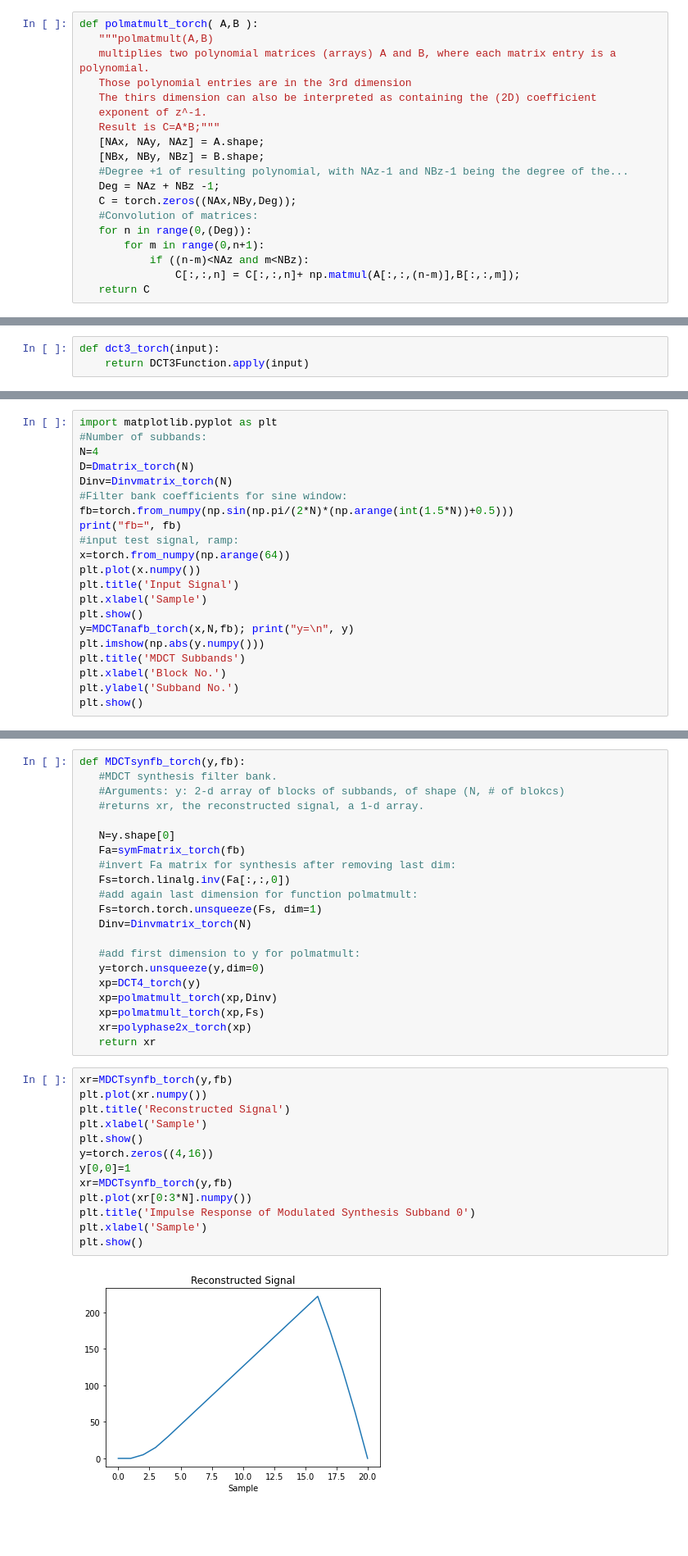
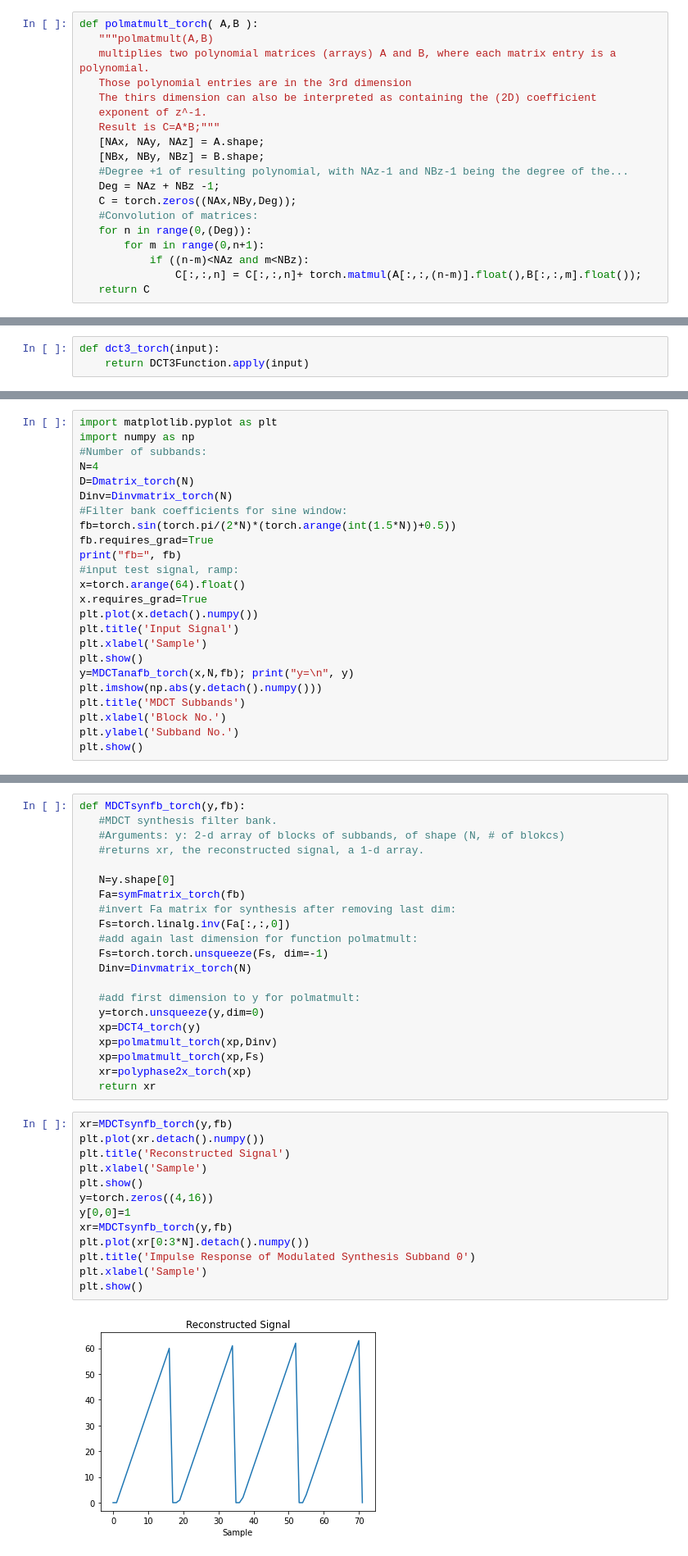
Before and after one commit to TUIlmenauAMS/AudioCoding_Tutorials, a Jupyter notebook: torch_MDCTfb.ipynb, the cells around one changed output, grey strips where cells are left out. Shown: that part at 82% size. Cells and saved outputs as stored; diff of their text form; blank space fills up the shorter version.

```diff
--- a/torch_MDCTfb.ipynb
+++ b/torch_MDCTfb.ipynb
@@ -58,7 +58,7 @@ def polmatmult_torch( A,B ):
    for n in range(0,(Deg)):
        for m in range(0,n+1):
            if ((n-m)<NAz and m<NBz):
-               C[:,:,n] = C[:,:,n]+ np.matmul(A[:,:,(n-m)],B[:,:,m]);
+               C[:,:,n] = C[:,:,n]+ torch.matmul(A[:,:,(n-m)].float(),B[:,:,m].float());
    return C
 # %%
 def polyphase2x_torch(xp):
@@ -138,21 +138,24 @@ def MDCTanafb_torch(x,N,fb):
    return y
 # %%
 import matplotlib.pyplot as plt
+import numpy as np
 #Number of subbands:
 N=4
 D=Dmatrix_torch(N)
 Dinv=Dinvmatrix_torch(N)
 #Filter bank coefficients for sine window:
-fb=torch.from_numpy(np.sin(np.pi/(2*N)*(np.arange(int(1.5*N))+0.5)))
+fb=torch.sin(torch.pi/(2*N)*(torch.arange(int(1.5*N))+0.5))
+fb.requires_grad=True
 print("fb=", fb)
 #input test signal, ramp:
-x=torch.from_numpy(np.arange(64))
-plt.plot(x.numpy())
+x=torch.arange(64).float()
+x.requires_grad=True
+plt.plot(x.detach().numpy())
 plt.title('Input Signal')
 plt.xlabel('Sample')
 plt.show()
 y=MDCTanafb_torch(x,N,fb); print("y=\n", y)
-plt.imshow(np.abs(y.numpy()))
+plt.imshow(np.abs(y.detach().numpy()))
 plt.title('MDCT Subbands')
 plt.xlabel('Block No.')
 plt.ylabel('Subband No.')
@@ -189,7 +192,7 @@ def MDCTsynfb_torch(y,fb):
    #invert Fa matrix for synthesis after removing last dim:
    Fs=torch.linalg.inv(Fa[:,:,0])
    #add again last dimension for function polmatmult:
-   Fs=torch.torch.unsqueeze(Fs, dim=1)
+   Fs=torch.torch.unsqueeze(Fs, dim=-1)
    Dinv=Dinvmatrix_torch(N)
 
    #add first dimension to y for polmatmult:
@@ -201,16 +204,16 @@ def MDCTsynfb_torch(y,fb):
    return xr
 # %%
 xr=MDCTsynfb_torch(y,fb)
-plt.plot(xr.numpy())
+plt.plot(xr.detach().numpy())
 plt.title('Reconstructed Signal')
 plt.xlabel('Sample')
 plt.show()
 y=torch.zeros((4,16))
 y[0,0]=1
 xr=MDCTsynfb_torch(y,fb)
-plt.plot(xr[0:3*N].numpy())
+plt.plot(xr[0:3*N].detach().numpy())
 plt.title('Impulse Response of Modulated Synthesis Subband 0')
 plt.xlabel('Sample')
 plt.show()
 # %% [output]
-[figure, old version]
+[figure, new version]
```
Also changed, not shown: parts of 7 cells of this notebook, 1 other file.
